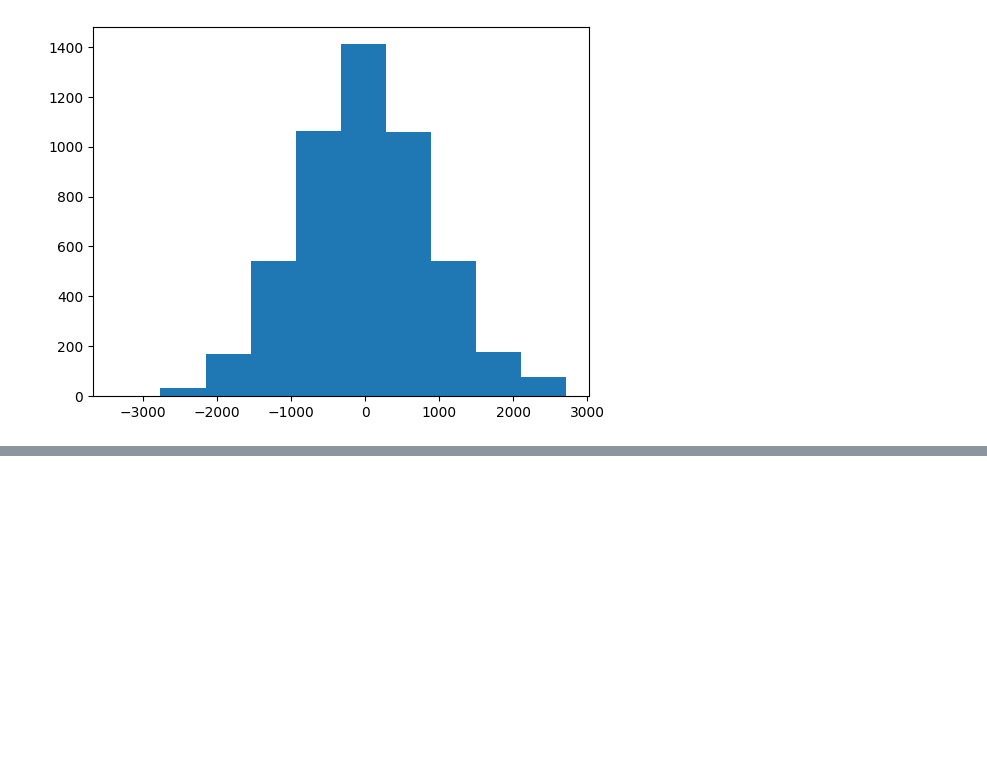
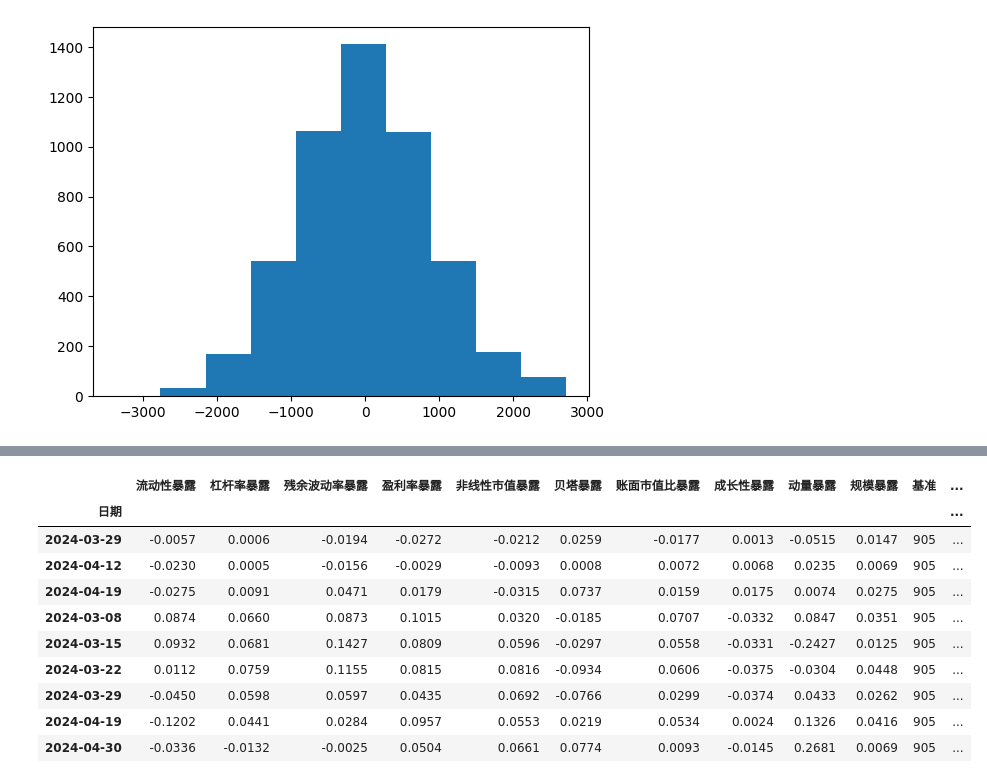
Before and after one commit to LeeSXS23456/REPOSITORY, a Jupyter notebook: data_extract.ipynb, the cells around one changed output, grey strips where cells are left out. Saved outputs shown, nothing was run; the diff lists cells and outputs as text; code cells hidden in the pictures; blank space fills up the shorter version.

```diff
--- a/data_extract.ipynb
+++ b/data_extract.ipynb
@@ -321,0 +238,14 @@ nav_df_final.to_excel(f"{srcdir}/barra_alpha_ret.xlsx")
+# %%
+df_pos[df_pos["编码"].isin([160,56])]
+# %% [output]
+|  | 流动性暴露 | 杠杆率暴露 | 残余波动率暴露 | 盈利率暴露 | 非线性市值暴露 | 贝塔暴露 | 账面市值比暴露 | 成长性暴露 | 动量暴露 | 规模暴露 | 基准 | ... |
+| 日期 |  |  |  |  |  |  |  |  |  |  |  | ... |
+| 2024-03-29 | -0.0057 | 0.0006 | -0.0194 | -0.0272 | -0.0212 | 0.0259 | -0.0177 | 0.0013 | -0.0515 | 0.0147 | 905 | ... |
+| 2024-04-12 | -0.0230 | 0.0005 | -0.0156 | -0.0029 | -0.0093 | 0.0008 | 0.0072 | 0.0068 | 0.0235 | 0.0069 | 905 | ... |
+| 2024-04-19 | -0.0275 | 0.0091 | 0.0471 | 0.0179 | -0.0315 | 0.0737 | 0.0159 | 0.0175 | 0.0074 | 0.0275 | 905 | ... |
+| 2024-03-08 | 0.0874 | 0.0660 | 0.0873 | 0.1015 | 0.0320 | -0.0185 | 0.0707 | -0.0332 | 0.0847 | 0.0351 | 905 | ... |
+| 2024-03-15 | 0.0932 | 0.0681 | 0.1427 | 0.0809 | 0.0596 | -0.0297 | 0.0558 | -0.0331 | -0.2427 | 0.0125 | 905 | ... |
+| 2024-03-22 | 0.0112 | 0.0759 | 0.1155 | 0.0815 | 0.0816 | -0.0934 | 0.0606 | -0.0375 | -0.0304 | 0.0448 | 905 | ... |
+| 2024-03-29 | -0.0450 | 0.0598 | 0.0597 | 0.0435 | 0.0692 | -0.0766 | 0.0299 | -0.0374 | 0.0433 | 0.0262 | 905 | ... |
+| 2024-04-19 | -0.1202 | 0.0441 | 0.0284 | 0.0957 | 0.0553 | 0.0219 | 0.0534 | 0.0024 | 0.1326 | 0.0416 | 905 | ... |
+| 2024-04-30 | -0.0336 | -0.0132 | -0.0025 | 0.0504 | 0.0661 | 0.0774 | 0.0093 | -0.0145 | 0.2681 | 0.0069 | 905 | ... |
```
Also changed, not shown: parts of 9 cells of this notebook.
